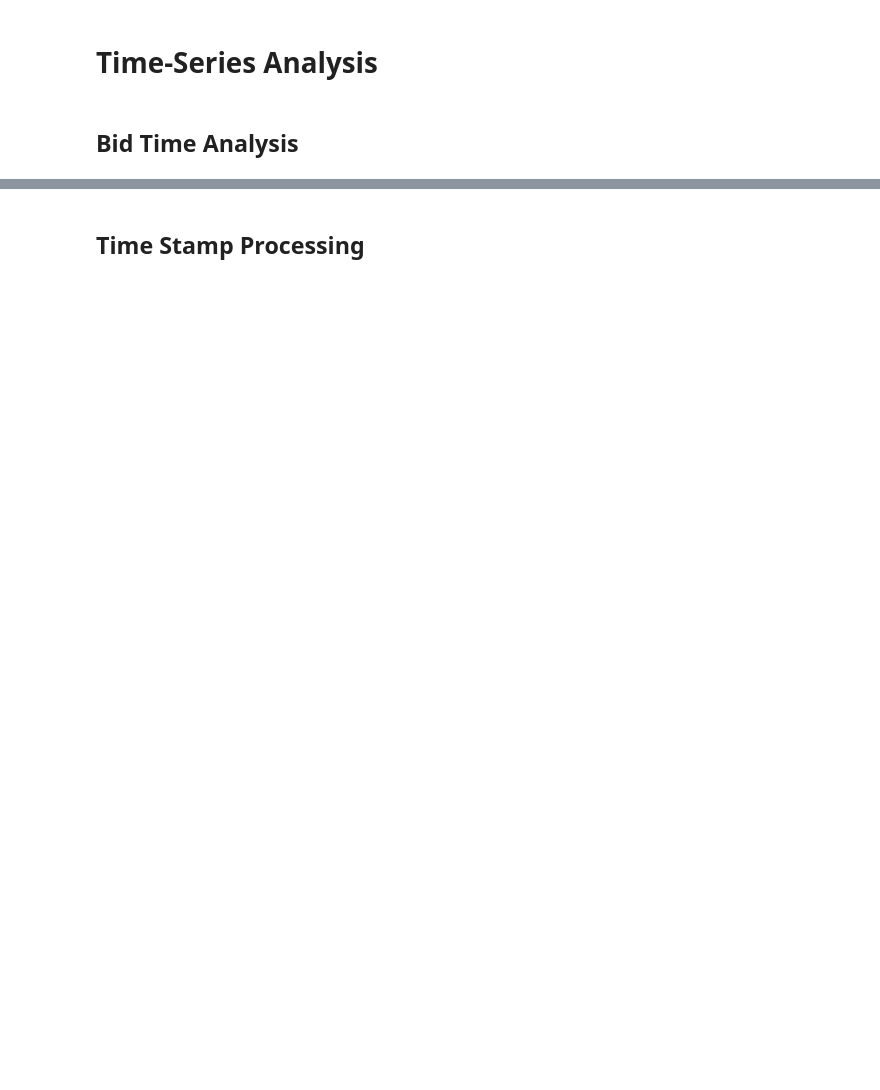
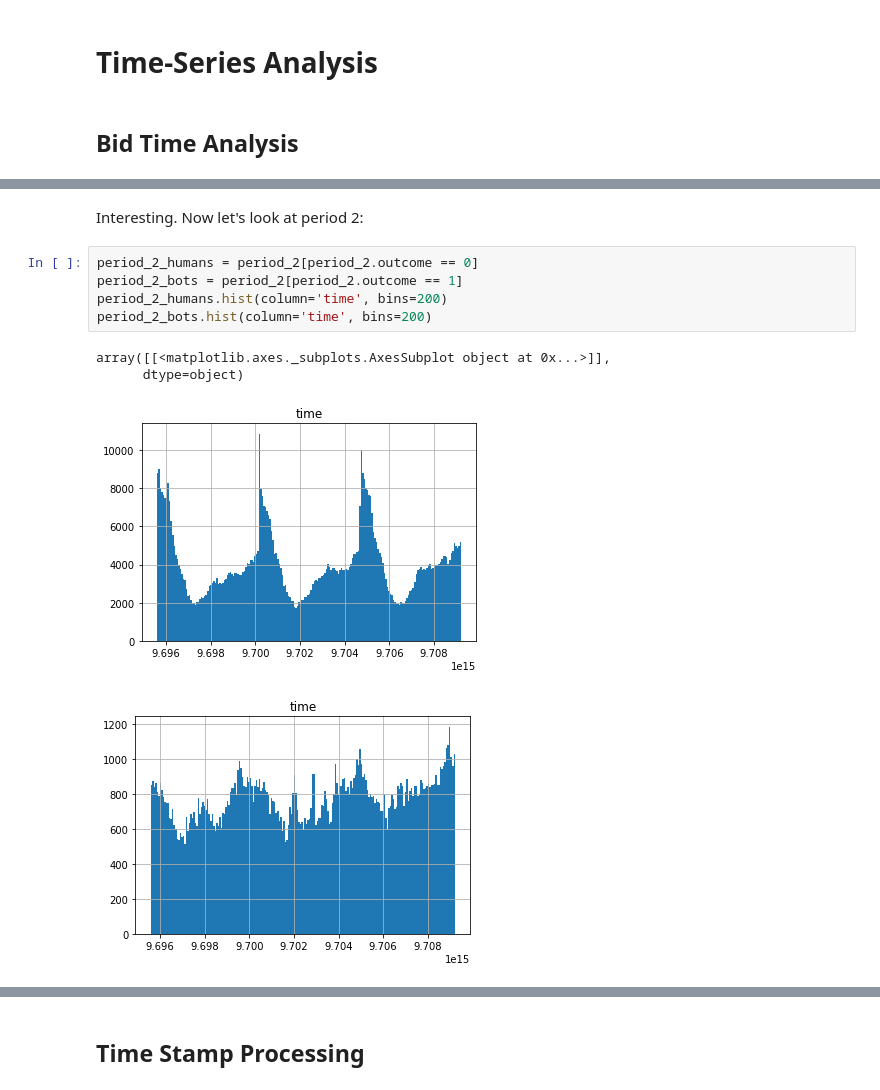
Before and after one commit to TomAmster/Data-Science, a Jupyter notebook: Time_Series_Analysis.ipynb, the cells around one changed output, grey strips where cells are left out. Drawn from its saved outputs; the diff is of its cells as text; blank space fills up the shorter version.

```diff
--- a/Time_Series_Analysis.ipynb
+++ b/Time_Series_Analysis.ipynb
@@ -31,0 +60,12 @@ Splitting The Bids to the appropriate 3 Periods
+# %% [markdown]
+Interesting. Now let's look at period 2:
+# %%
+period_2_humans = period_2[period_2.outcome == 0]
+period_2_bots = period_2[period_2.outcome == 1]
+period_2_humans.hist(column='time', bins=200)
+period_2_bots.hist(column='time', bins=200)
+# %% [output]
+array([[<matplotlib.axes._subplots.AxesSubplot object at 0x...>]],
+      dtype=object)
+[figure, added]
+[figure, added]
```
Also changed, not shown: parts of 33 cells of this notebook.
